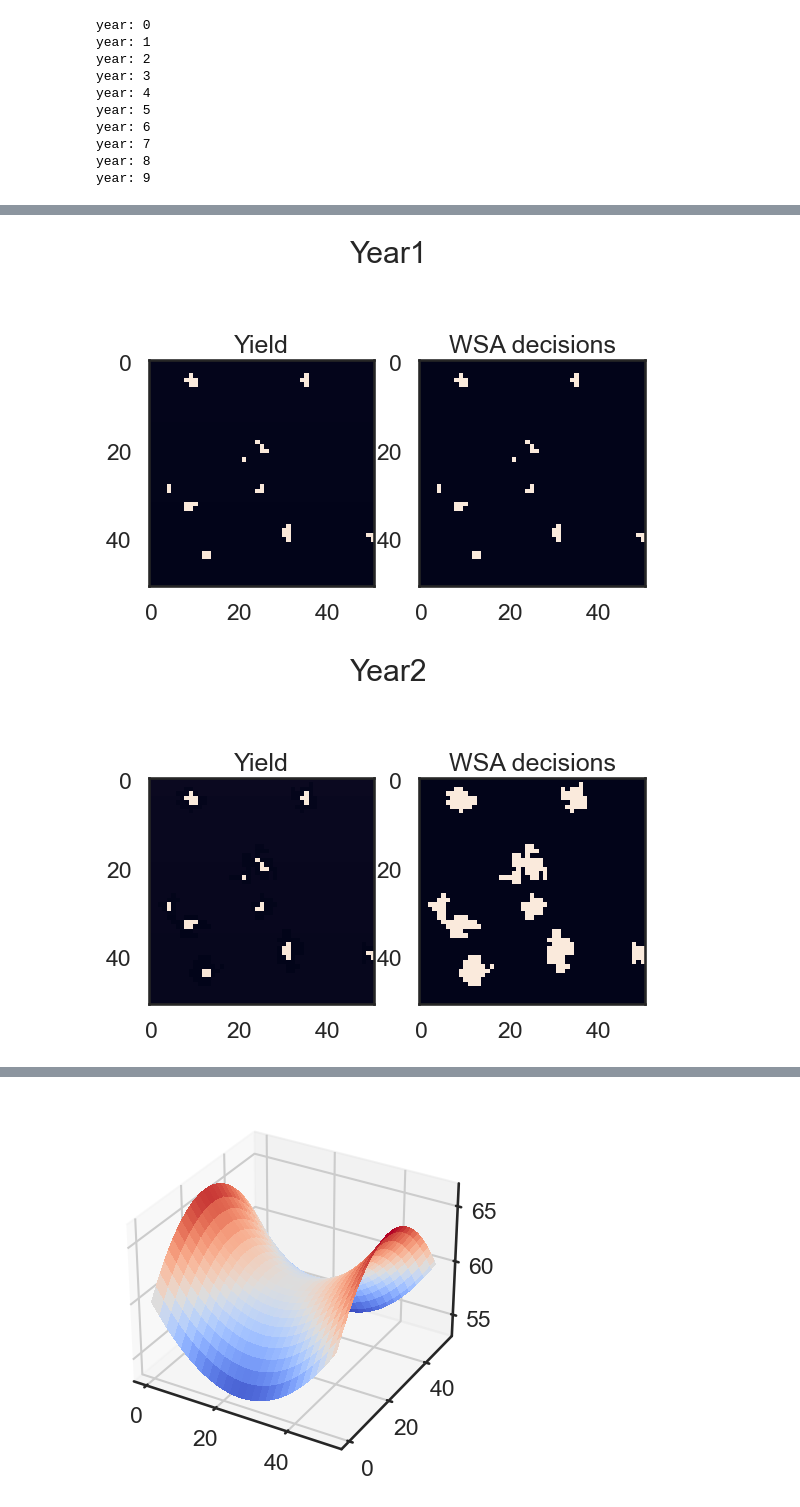
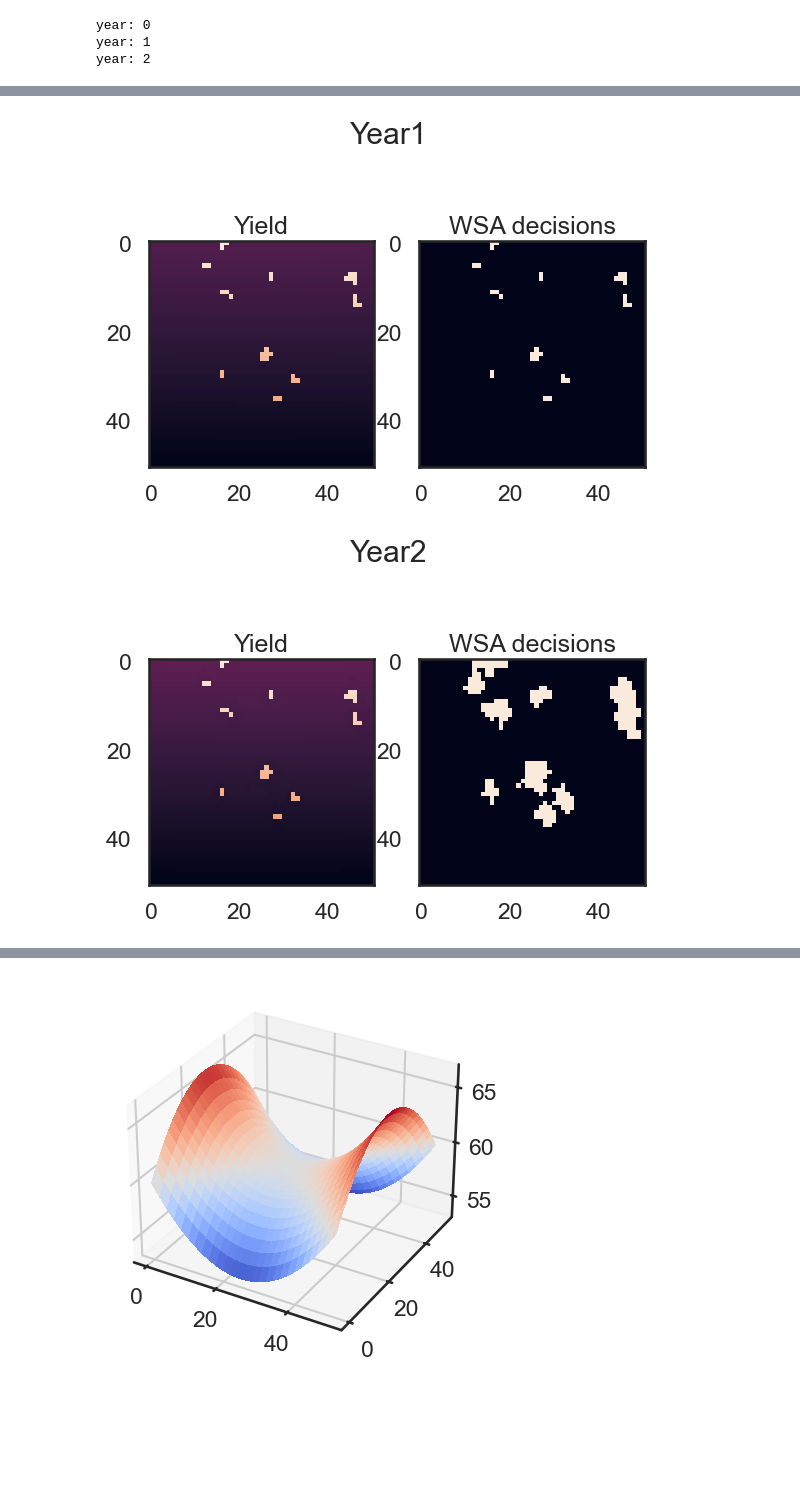
Before and after one commit to WylieMabel/TreesAndThat, a Jupyter notebook: Model Output/modelDriver.ipynb, the cells around one changed output, grey strips where cells are left out. Saved outputs shown, nothing was run; the diff lists cells and outputs as text; code cells hidden in the pictures; blank space fills up the shorter version.

```diff
--- a/Model Output/modelDriver.ipynb
+++ b/Model Output/modelDriver.ipynb
@@ -126,10 +126,14 @@ warm_clim={
         # temperature shift #
         'tempshift':np.array(365*[2.])
     }
+
+no_desp_scen= [0,5,3, "No Desperation"]
+high_jealousy_tolerance_scen = [5,10,3, "High Jealousy Tolerance"]
+low_jealousy_tolerance_scen = [5,2,3, "Low Jealousy Tolerance"]
 # %%
-def fullModelRun(climate, leadFarmers, desperation, jealousy, grace, input_csv_path, no_of_years):
+def fullModelRun(climate, leadFarmers, social, input_csv_path, no_of_years):
     # sets up model
-    netlogo = setUpNetLogoModel(leadFarmers, desperation, jealousy, grace)
+    netlogo = setUpNetLogoModel(leadFarmers, social[0], social[1], social[2])
 
     # this will record all field attributes throughout the simulation - need to add year index to differentiate
     baseFieldData = reportsToDataFrame(netlogo)
@@ -196,34 +200,32 @@ def fullModelRun(climate, leadFarmers, desperation, jealousy, grace, input_csv_p
 
         dataToRecord["Year"] = year + 1
 
+        dataToRecord["TotalYearRainfall"] = cum_rainfall
+
         # adds this years results to the dataframe
         baseFieldData = pd.concat([baseFieldData, dataToRecord], ignore_index=True)
 
     summarisedData = baseFieldData.groupby(["owner-id","Year"]).agg({'xcor':'mean','ycor':'mean','implements-WSA':'mean','owner-knows-WSA':'mean', 'yield':'sum', 'who':'count'}).reset_index()
     summarisedData.rename(columns={'owner-id':'FarmerID', 'xcor':'MeanXCor', 'ycor':'MeanYCor', 'implements-WSA':'ImplementingWSA','owner-knows-WSA':'KnowsWSA','yield':'TotalYield','who':'NumberofFields'})
 
-    summarisedData["Lead Farmers"] = leadFarmers
-    summarisedData["Desperation"] = desperation
-    summarisedData["Jealousy"] = jealousy
-    summarisedData["Grace Period Length"] = grace
+    summarisedData["LeadFarmers"] = leadFarmers
+    summarisedData["SocialScenario"] = social[3]
+    if climate['mean_raindpth_wet'] == 10:
+        summarisedData["ClimateScenario"] = "Current Climate"
+    else:
+        summarisedData["ClimateScenario"] = "Warm Climate"
     summarisedData["UniqueID"] = str(datetime.datetime.now())
 
     # this writes to a csv
-    summarisedData.to_csv(path_or_buf="TestDataRecording", mode = "a", index=False, header = True)
+    summarisedData.to_csv(path_or_buf="modelOutput", mode = "a", index=False, header = True)
     return summarisedData, WSA_records, biomass_harvest
 
 
 
+
 # haven't got setup with globals actually working yet, manually change in the NetLogo Code
-baseFieldData, WSA_records, biomass_harvest = fullModelRun(warm_clim, 10, 0, 2, 3,"new_temp_data.csv", 10)
+baseFieldData, WSA_records, biomass_harvest = fullModelRun(current_clim, 10, no_desp_scen,"new_temp_data.csv", 3)
 # %% [output]
 year: 0
 year: 1
 year: 2
-year: 3
-year: 4
-year: 5
-year: 6
-year: 7
-year: 8
-year: 9
@@ -231,2 +233,2 @@ year: 9
-[figure, old version]
+[figure, new version]
-[figure, old version]
+[figure, new version]
```
Also changed, not shown: parts of 8 cells of this notebook, 5 other files.
